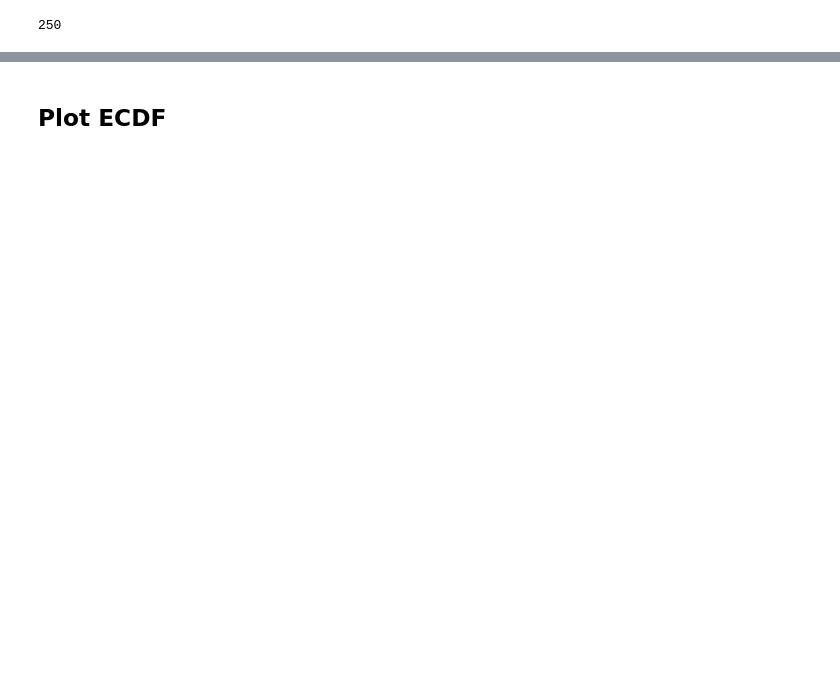
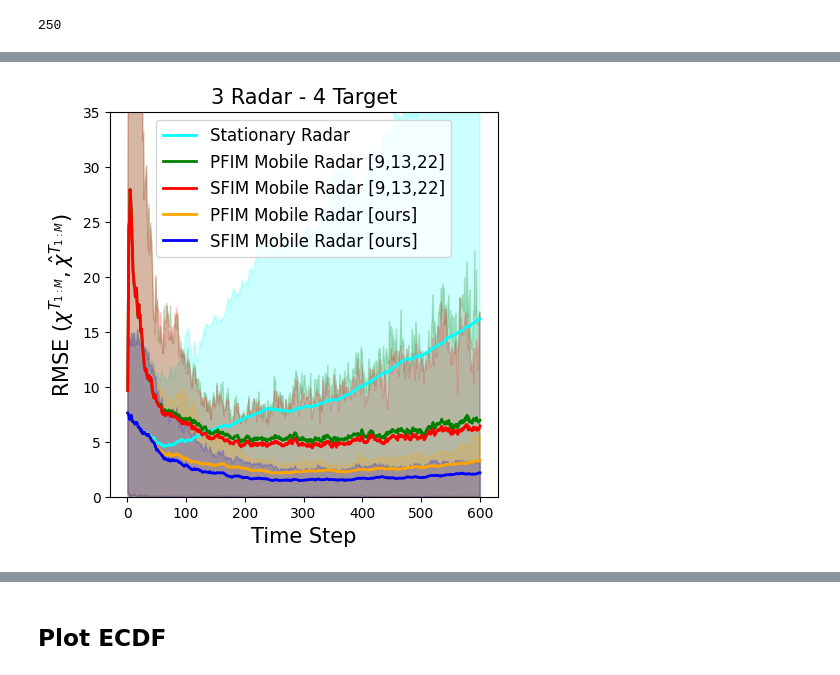
Before and after one commit to mlpotter/OptimalTrackingAndControl, a Jupyter notebook: src_faster/visualize_results.ipynb, the cells around one changed output, grey strips where cells are left out. Saved outputs shown, nothing was run; the diff lists cells and outputs as text; code cells hidden in the pictures; blank space fills up the shorter version.

```diff
--- a/src_faster/visualize_results.ipynb
+++ b/src_faster/visualize_results.ipynb
@@ -306 +199,37 @@ plt.savefig(os.path.join("results",f"rmse_overlayed{experiment_number}.pdf"))
+# %%
+rmse_nomove_mean = np.mean(rmse_nomove,axis=0)
+rmse_move_pfim_bad_mean = np.mean(rmse_move_pfim_bad,axis=0)
+rmse_move_sfim_bad_mean = np.mean(rmse_move_sfim_bad,axis=0)
+rmse_move_pfim_mean = np.mean(rmse_move_pfim,axis=0)
+rmse_move_sfim_mean = np.mean(rmse_move_sfim,axis=0)
+
+hdi_interval = 0.9
+
+plt.figure(figsize=(5,5))
+az.plot_hdi(k, np.expand_dims(rmse_nomove,axis=0),hdi_prob=hdi_interval,smooth=False,color='cyan',fill_kwargs={'alpha': 0.2})
+plt.plot(k,rmse_nomove_mean ,linewidth=2,color="cyan",label='Stationary Radar') #mean curve.
+
+az.plot_hdi(k, np.expand_dims(rmse_move_pfim_bad,axis=0),hdi_prob=hdi_interval,smooth=False,color='green',fill_kwargs={'alpha': 0.2})
+plt.plot(k,rmse_move_pfim_bad_mean, linewidth=2,color="green",label='PFIM Mobile Radar [9,13,22]') #mean curve.
+
+az.plot_hdi(k,np.expand_dims(rmse_move_sfim_bad,axis=0) ,hdi_prob=hdi_interval,smooth=False,color='red',fill_kwargs={'alpha': 0.2})
+plt.plot(k,rmse_move_sfim_bad_mean, linewidth=2,color="red",label='SFIM Mobile Radar [9,13,22]') #mean curve.
+
+az.plot_hdi(k, np.expand_dims(rmse_move_pfim,axis=0),hdi_prob=hdi_interval,smooth=False,color='orange',fill_kwargs={'alpha': 0.2})
+plt.plot(k,rmse_move_pfim_mean, linewidth=2,color="orange",label='PFIM Mobile Radar [ours]') #mean curve.
+
+az.plot_hdi(k, np.expand_dims(rmse_move_sfim,axis=0),hdi_prob=hdi_interval,smooth=False,color='blue',fill_kwargs={'alpha': 0.2})
+plt.plot(k,rmse_move_sfim_mean, linewidth=2,color="blue",label='SFIM Mobile Radar [ours]') #mean curve.
+
+plt.xlabel("Time Step",fontsize=15)
+plt.ylabel('RMSE $(\chi^{T_{1:M}},\\hat{\chi}^{T_{1:M}})$',fontsize=15)
+# plt.ylabel("$x^2$")
+plt.legend(loc="upper center",fontsize=12)
+# plt.title("3 Radars - 4 Targets",fontsize=20)
+plt.ylim([0,35])
+plt.title(title,fontsize=15)
+
+plt.savefig(os.path.join(folder_save,f"rmse_mean_overlayed{experiment_number}.pdf"))
+# %% [output]
+[figure, added]
 # %%
```
Also changed, not shown: parts of 42 cells of this notebook, 3 other files.
